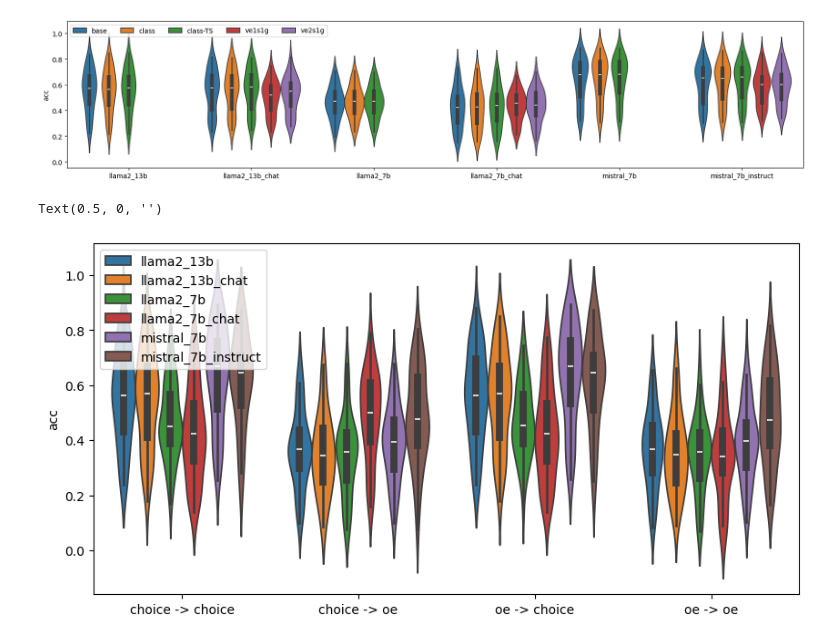
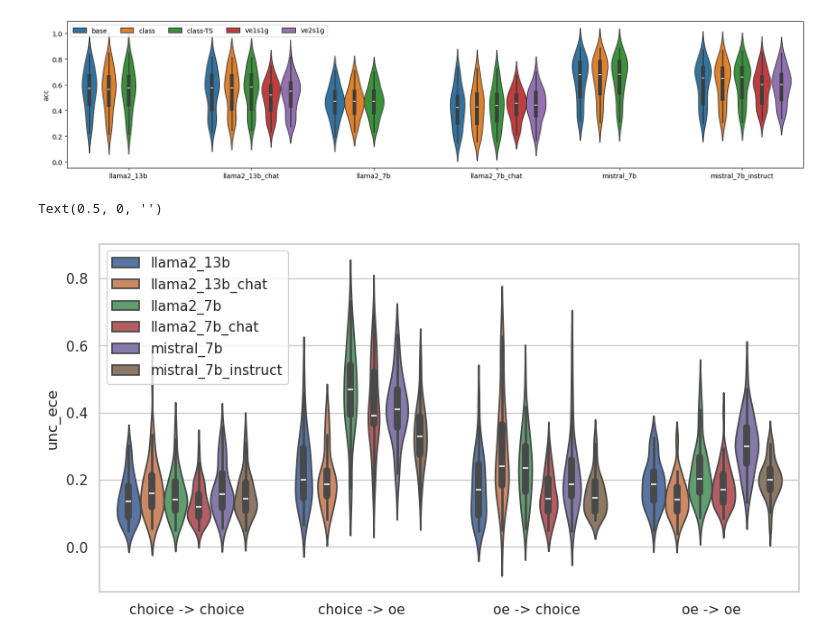
Before and after one commit to activatedgeek/calibration-tuning, a Jupyter notebook: notebooks/viz_mmlu.ipynb, the cells around one changed output. Saved outputs shown, nothing was run; the diff lists cells and outputs as text; code cells hidden in the pictures.

```diff
--- a/notebooks/viz_mmlu.ipynb
+++ b/notebooks/viz_mmlu.ipynb
@@ -1110,36 +1115,36 @@ df = pd.read_csv("../classifier_results.csv")
 df["mode_tag"] = df["train_mode"] + " -> " + df["eval_mode"]
 # df = df[(df["eval_mode"] == "choice") & (df["train_mode"] == "choice")]
 
 #aggregate by model name
 _df = df.groupby(["model_name", "dataset", "mode_tag"]).mean().reset_index()
 
 fig, ax = plt.subplots(figsize=(10, 5))
 
 sns.violinplot(
     ax=ax,
     data=_df,
     x="mode_tag",
     hue="model_name",
-    y="acc",
+    y="unc_ece",
     # order=df.groupby(["model_name"]).mean().reset_index().sort_values("unc_ece")["model_name"],
 )
 
 handles, labels = ax.get_legend_handles_labels()
 
 sns.violinplot(
     data=_df,
     x="mode_tag",
     hue="model_name",
-    y="fuzzy_gpt-3.5-turbo-1106_acc",
+    y="fuzzy_gpt-3.5-turbo-1106_unc_ece",
     # order=df.groupby(["model_name"]).mean().reset_index().sort_values("fuzzy_gpt-3.5-turbo-1106_unc_ece")["model_name"],
 )
 
 ax.legend(handles=handles, labels=labels, loc='upper left')
 
 plt.xlabel("")
 # %% [output]
 Text(0.5, 0, '')
-[figure, old version]
+[figure, new version]
 # %%
 df
 # %% [output]
```
Also changed, not shown: parts of 3 cells of this notebook.
